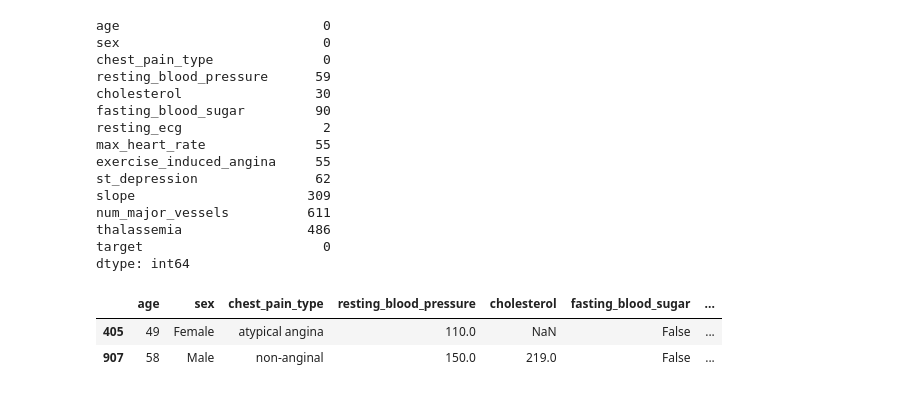
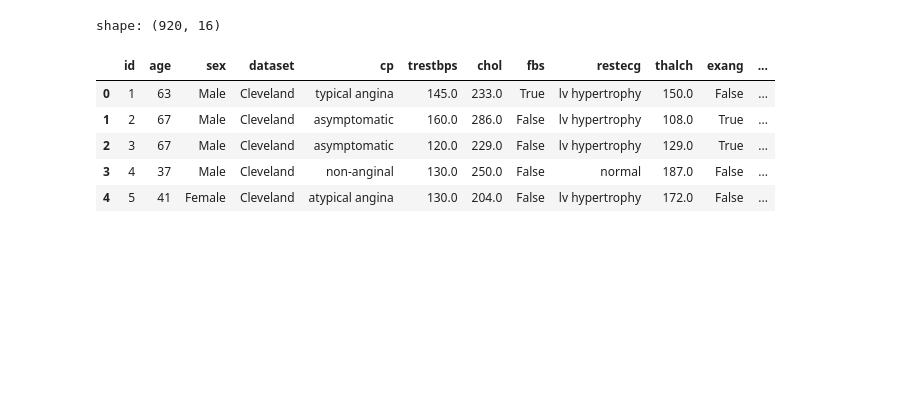
Before and after one commit to Moudjib16/Heart-Disease-Prediction, a Jupyter notebook: notebooks/01_eda.ipynb, the cells around one changed output. Cells and saved outputs as stored; diff of their text form; code cells hidden in the pictures; blank space fills up the shorter version.

```diff
--- a/notebooks/01_eda.ipynb
+++ b/notebooks/01_eda.ipynb
@@ -9,0 +15,36 @@ pd.set_option('display.max_columns', 200)
+# %%
+import sys
+from pathlib import Path
+
+import numpy as np
+import pandas as pd
+import matplotlib.pyplot as plt
+import seaborn as sns
+
+PROJECT_ROOT = Path.cwd()
+if PROJECT_ROOT.name == "notebooks":
+    PROJECT_ROOT = PROJECT_ROOT.parent
+sys.path.insert(0, str(PROJECT_ROOT))
+
+from src.data_loader import RANDOM_STATE, clean_heart_data, load_raw
+
+sns.set_theme(style="whitegrid")
+plt.rcParams["figure.dpi"] = 110
+plt.rcParams["axes.titlesize"] = 11
+pd.set_option("display.max_columns", 100)
+
+RAW_CSV = PROJECT_ROOT / "data" / "raw" / "heart_disease_uci.csv"
+PROCESSED_DIR = PROJECT_ROOT / "data" / "processed"
+FIG_DIR = PROCESSED_DIR / "figures"
+FIG_DIR.mkdir(parents=True, exist_ok=True)
+
+
+def save_fig(name, fig=None):
+    fig = fig or plt.gcf()
+    fig.tight_layout()
+    fig.savefig(FIG_DIR / f"{name}.png", bbox_inches="tight")
+    plt.show()
+
+
+print("random_state:", RANDOM_STATE)
+print("figures ->", FIG_DIR.relative_to(PROJECT_ROOT))
@@ -115,24 +56,12 @@ memory usage: 133.5+ KB
-# %%
-df.isna().sum()
-# %% [output]
-age                          0
-sex                          0
-chest_pain_type              0
-resting_blood_pressure      59
-cholesterol                 30
-fasting_blood_sugar         90
-resting_ecg                  2
-max_heart_rate              55
-exercise_induced_angina     55
-st_depression               62
-slope                      309
-num_major_vessels          611
-thalassemia                486
-target                       0
-dtype: int64
-# %%
-df.loc[df.duplicated()]
-# %% [output]
-|  | age | sex | chest_pain_type | resting_blood_pressure | cholesterol | fasting_blood_sugar | ... |
-| 405 | 49 | Female | atypical angina | 110.0 | NaN | False | ... |
-| 907 | 58 | Male | non-anginal | 150.0 | 219.0 | False | ... |
+# %%
+raw = load_raw(RAW_CSV)
+print("shape:", raw.shape)
+raw.head()
+# %% [output]
+shape: (920, 16)
+|  | id | age | sex | dataset | cp | trestbps | chol | fbs | restecg | thalch | exang | ... |
+| 0 | 1 | 63 | Male | Cleveland | typical angina | 145.0 | 233.0 | True | lv hypertrophy | 150.0 | False | ... |
+| 1 | 2 | 67 | Male | Cleveland | asymptomatic | 160.0 | 286.0 | False | lv hypertrophy | 108.0 | True | ... |
+| 2 | 3 | 67 | Male | Cleveland | asymptomatic | 120.0 | 229.0 | False | lv hypertrophy | 129.0 | True | ... |
+| 3 | 4 | 37 | Male | Cleveland | non-anginal | 130.0 | 250.0 | False | normal | 187.0 | False | ... |
+| 4 | 5 | 41 | Female | Cleveland | atypical angina | 130.0 | 204.0 | False | lv hypertrophy | 172.0 | False | ... |
```
Also changed, not shown: parts of 27 cells of this notebook.
